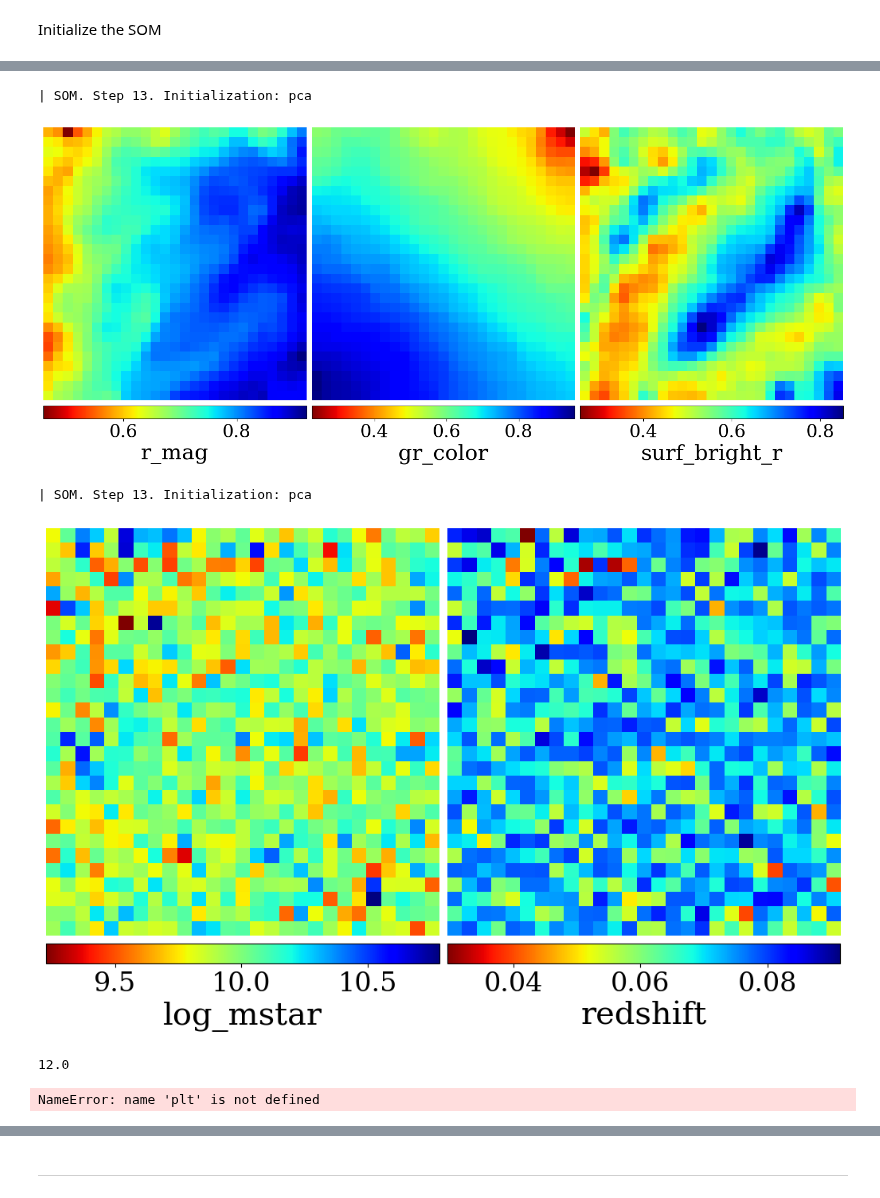
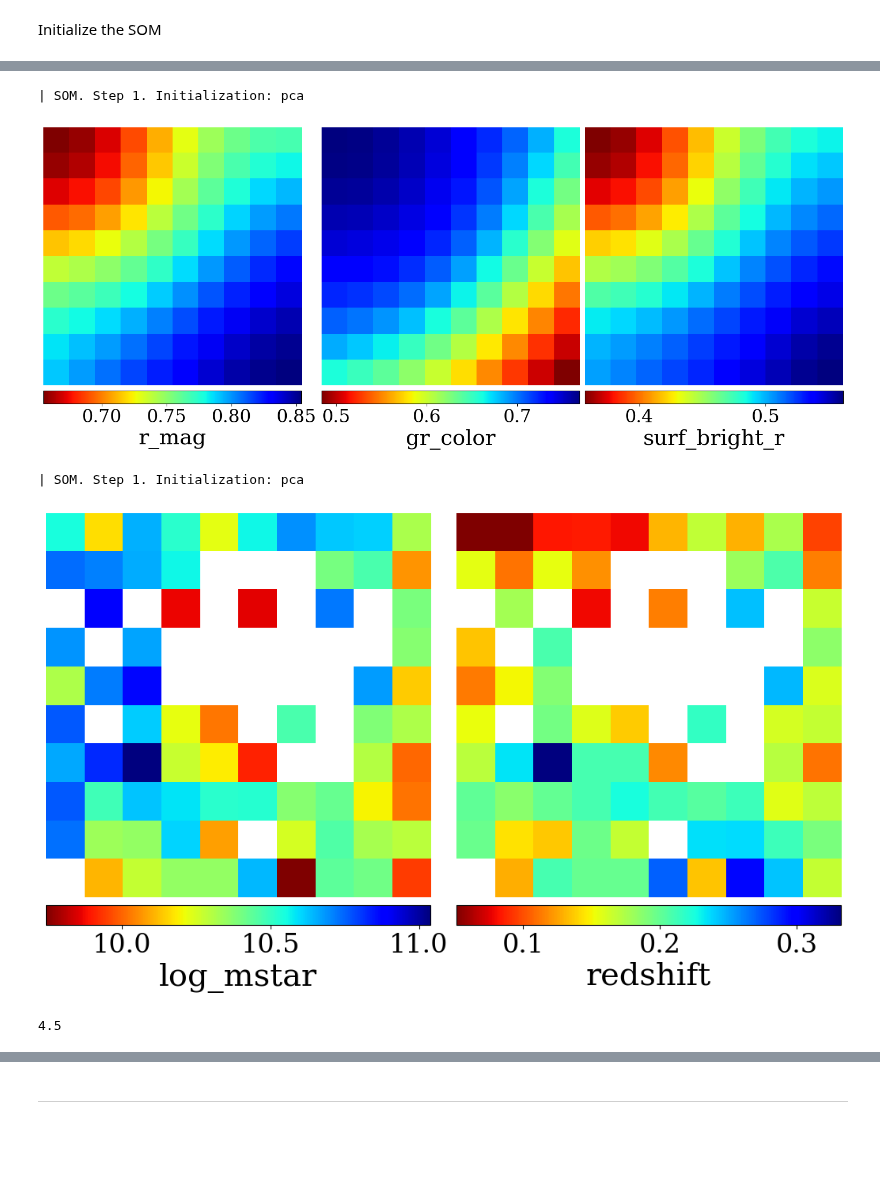
Before and after one commit to lsajkov/strw_mpdg, a Jupyter notebook: mpdg_run_som.ipynb, the cells around one changed output, grey strips where cells are left out. Drawn from its saved outputs; the diff is of its cells as text; code cells hidden in the pictures; blank space fills up the shorter version.

Commit message:
finished labeling function

```diff
--- a/mpdg_run_som.ipynb
+++ b/mpdg_run_som.ipynb
@@ -21,7 +21,7 @@ GAMA_vect_data.add_column(GAMA_vect_data['r_mag_err'], index = 4, name = 'surf_b
 input_data = GAMA_vect_data['r_mag', 'gr_color', 'surf_bright_r']
 input_stds = GAMA_vect_data['r_mag_err', 'gr_color_err', 'surf_bright_r_err']
 
-input_labels = GAMA_vect_data['log_stellar_mass', 'redshift']
+input_labels = GAMA_vect_data['r_mag', 'gr_color', 'surf_bright_r', 'log_stellar_mass', 'redshift']
 
 tuple_labels = input_labels.as_array()
 list_labels = [list(values) for values in tuple_labels]
@@ -44,7 +44,7 @@ from mpdg_som import SelfOrganizingMap
 #Set parameters
 name = 'mass_profile_dwarf_galaxies' #name of the SOM
 
-mapsize   = [28, 27] #size of the map. pass as a list of dimensions OR as an integer (also pass number of dimensions)
+mapsize   = [10, 10] #size of the map. pass as a list of dimensions OR as an integer (also pass number of dimensions)
 dimension = None
 
 initialization         = 'pca' #random or pca (principal component analysis)
@@ -55,7 +55,7 @@ error_estimator        = 'quantization_error' #which error estimation function t
 
 learning_rate = 0.63 #used to adjust the learning rate function
 kernel_spread = 8.06 #used to adjust the neighborhood function
-maximum_steps = 14 #used to adjust the learning rate and neighborhood functions
+maximum_steps = 1 #used to adjust the learning rate and neighborhood functions
 error_thresh  = 0.1 #used to stop the SOM if termination = 'error thresh'
 # %%
 #Declare the SOM
@@ -74,7 +74,7 @@ SOM = SelfOrganizingMap(
     error_thresh           = error_thresh
 )
 # %%
-data_cut = 4800 * 2 #use up to this much of the data
+data_cut = 1000 #use up to this much of the data
 randomized_idx = np.arange(0, len(input_data))
 np.random.shuffle(randomized_idx)
 randomized_idx = randomized_idx[:data_cut]
@@ -136,16 +124,19 @@ SOM converged at step 13 to error 0.0986587405204773
 #Visualize the SOM after training
 SOM.show_map()
 # %% [output]
-| SOM. Step 13. Initialization: pca
+| SOM. Step 1. Initialization: pca
-[figure, old version]
+[figure, new version]
 # %%
 #Label the cells in the map with external parameters. Visualize the labeled map.
-SOM.label_map(input_labels[:data_cut],
-              parameter_names = ['log_mstar', 'redshift'])
+SOM.load_labeling_data(input_labels[:data_cut],
+                parameter_names = ['log_mstar', 'redshift'])
+SOM.normalize_labeling_data()
+
+SOM.label_map()
 SOM.show_map(show_labeled = True)
 # %% [output]
-| SOM. Step 13. Initialization: pca
+| SOM. Step 1. Initialization: pca
-[figure, old version]
+[figure, new version]
 # %%
 cell_histogram = np.full(np.product(SOM.mapsize), np.nan)
 for i, cell in enumerate(np.unique(SOM.bmu_indices, axis = 0)):
@@ -153,11 +144,7 @@ for i, cell in enumerate(np.unique(SOM.bmu_indices, axis = 0)):
 # %%
 np.nanmedian(cell_histogram)
 # %% [output]
-12.0
+4.5
-# %%
-plt.bar(np.arange(0, len(cell_histogram)), cell_histogram)
-# %% [output]
-NameError: name 'plt' is not defined
 # %%
 SOM.predict(SOM.data)
 # %% [output]
```
Also changed, not shown: parts of 6 cells of this notebook, 2 other files.
